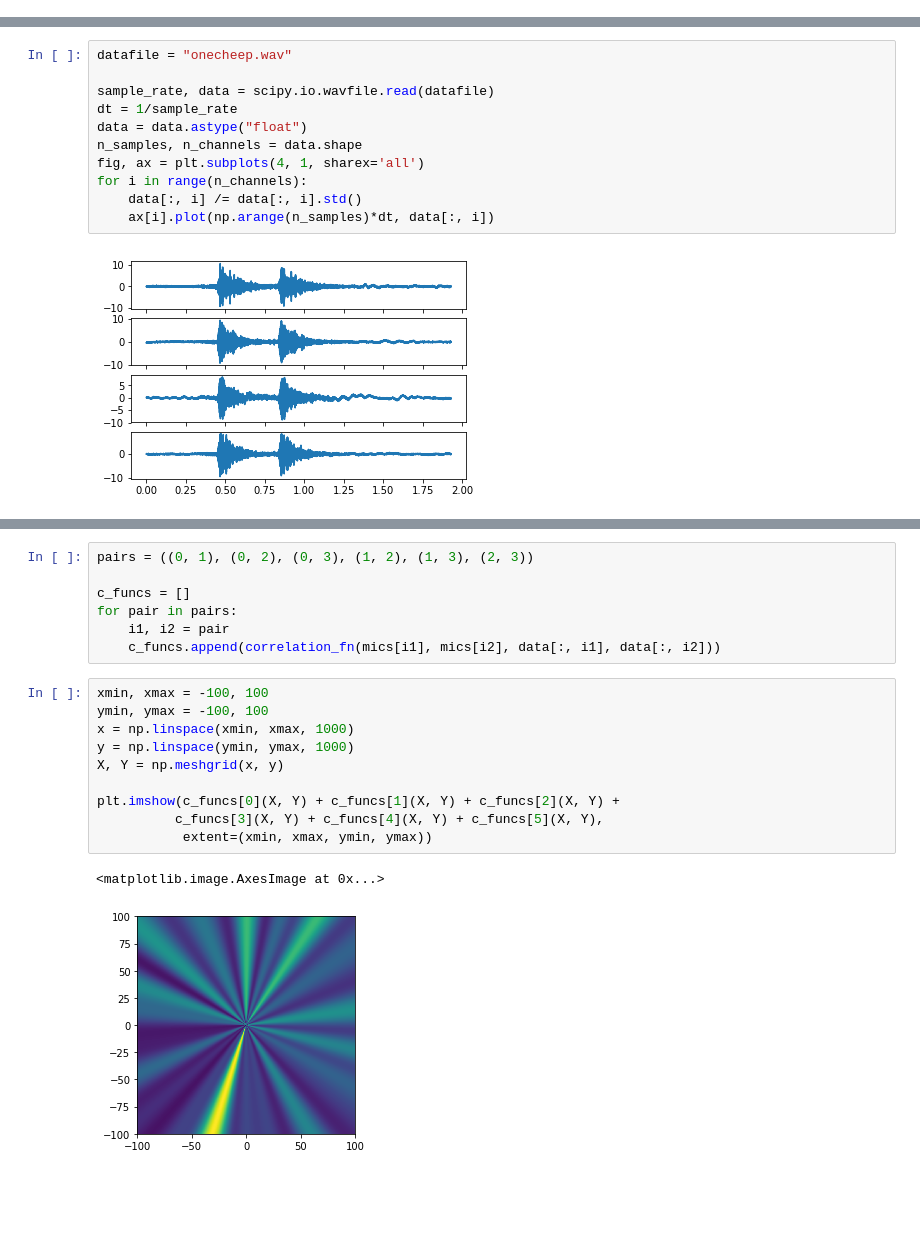
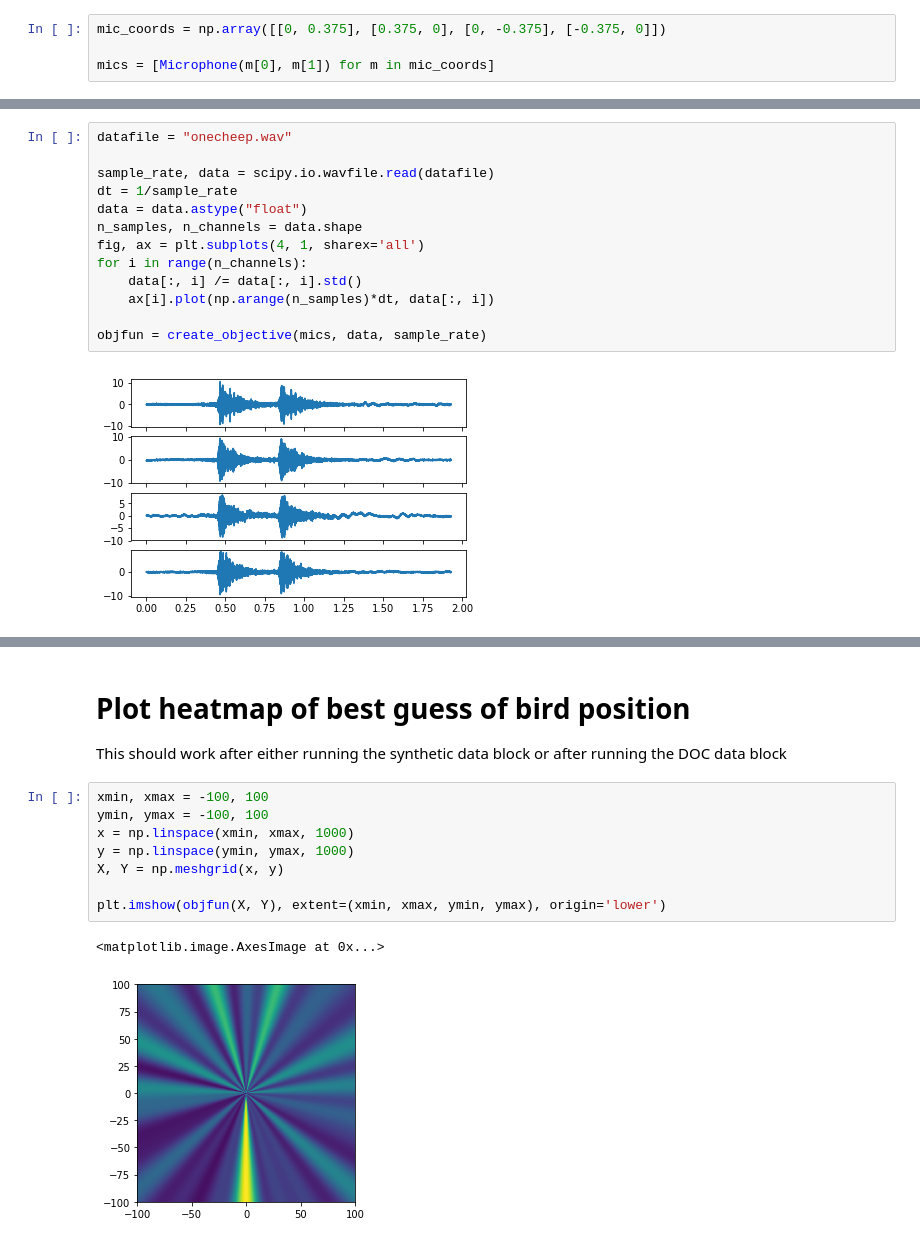
Before and after one commit to rgbrown/birdsong, a Jupyter notebook: Correlation map method.ipynb, the cells around one changed output, grey strips where cells are left out. Drawn from its saved outputs; the diff is of its cells as text; blank space fills up the shorter version.

```diff
--- a/Correlation map method.ipynb
+++ b/Correlation map method.ipynb
@@ -6,0 +59,4 @@ from scipy.interpolate import interp1d
+# %%
+mic_coords = np.array([[0, 0.375], [0.375, 0], [0, -0.375], [-0.375, 0]])
+
+mics = [Microphone(m[0], m[1]) for m in mic_coords]
@@ -15,5 +99,7 @@ fig, ax = plt.subplots(4, 1, sharex='all')
 for i in range(n_channels):
     data[:, i] /= data[:, i].std()
     ax[i].plot(np.arange(n_samples)*dt, data[:, i])
+
+objfun = create_objective(mics, data, sample_rate)
 # %% [output]
 [figure]
@@ -55,20 +106,14 @@ def correlation_fn(mic1, mic2, f1, f2):
-# %%
-pairs = ((0, 1), (0, 2), (0, 3), (1, 2), (1, 3), (2, 3))
-
-c_funcs = []
-for pair in pairs:
-    i1, i2 = pair
-    c_funcs.append(correlation_fn(mics[i1], mics[i2], data[:, i1], data[:, i2]))
+# %% [markdown]
+# Plot heatmap of best guess of bird position
+This should work after either running the synthetic data block or after running the DOC data block
 # %%
 xmin, xmax = -100, 100
 ymin, ymax = -100, 100
 x = np.linspace(xmin, xmax, 1000)
 y = np.linspace(ymin, ymax, 1000)
 X, Y = np.meshgrid(x, y)
 
-plt.imshow(c_funcs[0](X, Y) + c_funcs[1](X, Y) + c_funcs[2](X, Y) +
-          c_funcs[3](X, Y) + c_funcs[4](X, Y) + c_funcs[5](X, Y),
-           extent=(xmin, xmax, ymin, ymax))
+plt.imshow(objfun(X, Y), extent=(xmin, xmax, ymin, ymax), origin='lower')
 # %% [output]
 <matplotlib.image.AxesImage at 0x...>
-[figure, old version]
+[figure, new version]
```
Also changed, not shown: parts of 10 cells of this notebook.
